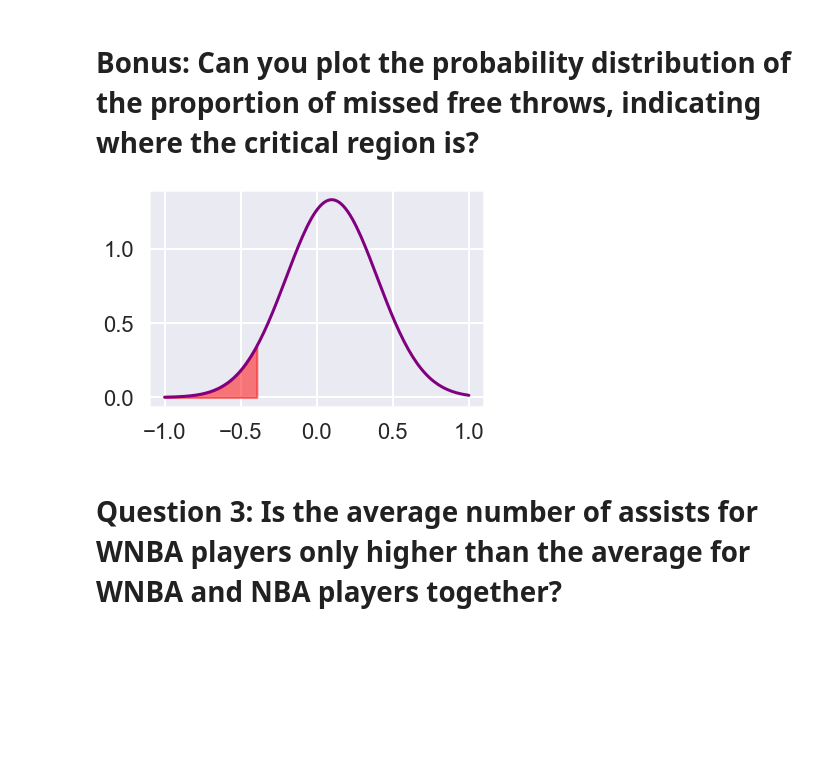
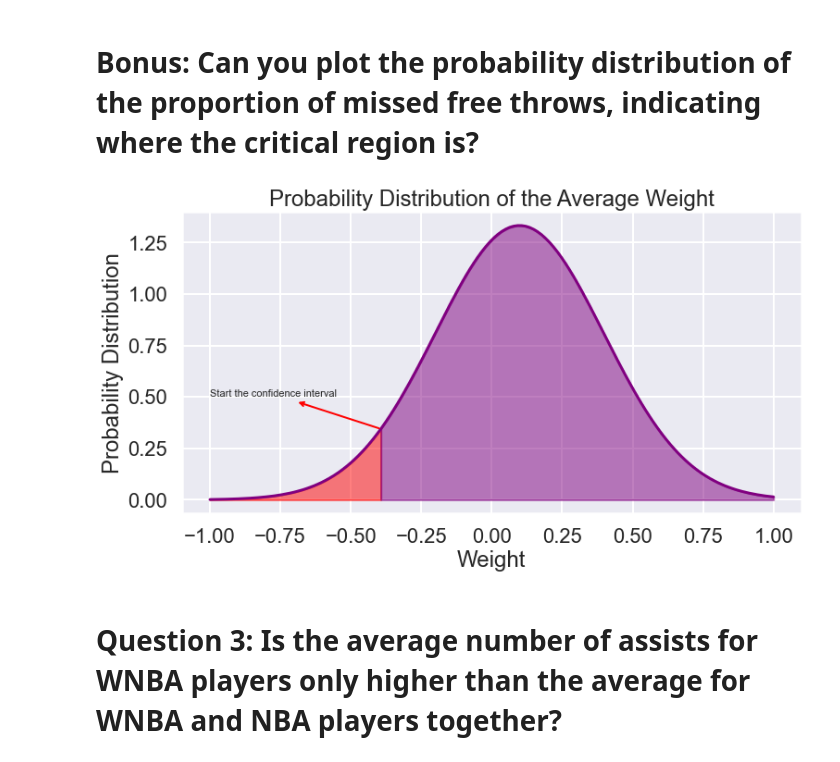
Before and after one commit to ta-data-lis/M2-mini-project2, a Jupyter notebook: your-code/3.-Inferential-Analysis.ipynb, the cells around one changed output. Drawn from its saved outputs; the diff is of its cells as text; code cells hidden in the pictures; blank space fills up the shorter version.

```diff
--- a/your-code/3.-Inferential-Analysis.ipynb
+++ b/your-code/3.-Inferential-Analysis.ipynb
@@ -169,12 +169,21 @@ y_crit = model.pdf(x_crit)
 
 xx = np.linspace(-1,x_crit, num=50)
 yy = model.pdf(xx)
+
+xx2 = np.linspace(x_crit,1, num=50)
+yy2 = model.pdf(xx2)
-# %%
-ax = sns.lineplot(x,model.pdf(x),color='purple')
-ax.fill_between(xx,yy, color="red", alpha=0.5) # draw just a line
-plt.show()
-# %% [output]
-[figure, removed]
+# %%
+sns.set_style("darkgrid")
+sns.set_context("poster")
+fig, (ax) = plt.subplots(sharey=True,figsize=(12,6))
+ax = sns.lineplot(x,model.pdf(x),color='purple')
+ax.fill_between(xx,yy, color="red", alpha=0.5)
+ax.fill_between(xx2,yy2, color="purple", alpha=0.5)
+ax.set(xlabel='Weight', ylabel='Probability Distribution',title='Probability Distribution of the Average Weight')
+ax.annotate('Start the confidence interval', xy=(x_crit,y_crit),xytext=(-1, 0.5), fontsize=11, arrowprops=dict(arrowstyle="<-", color='r'))
+plt.show()
+# %% [output]
+[figure, added]
 # %% [markdown]
 # Question 3: Is the average number of assists for WNBA players only higher than the average for WNBA and NBA players together?
 # %% [markdown]
```
Also changed, not shown: parts of 1 cell of this notebook.
